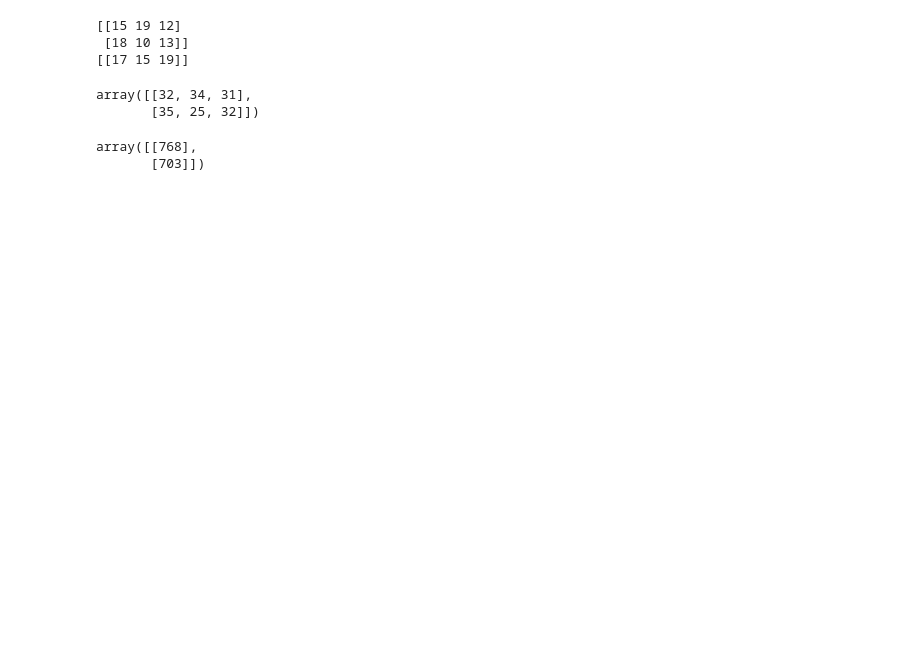
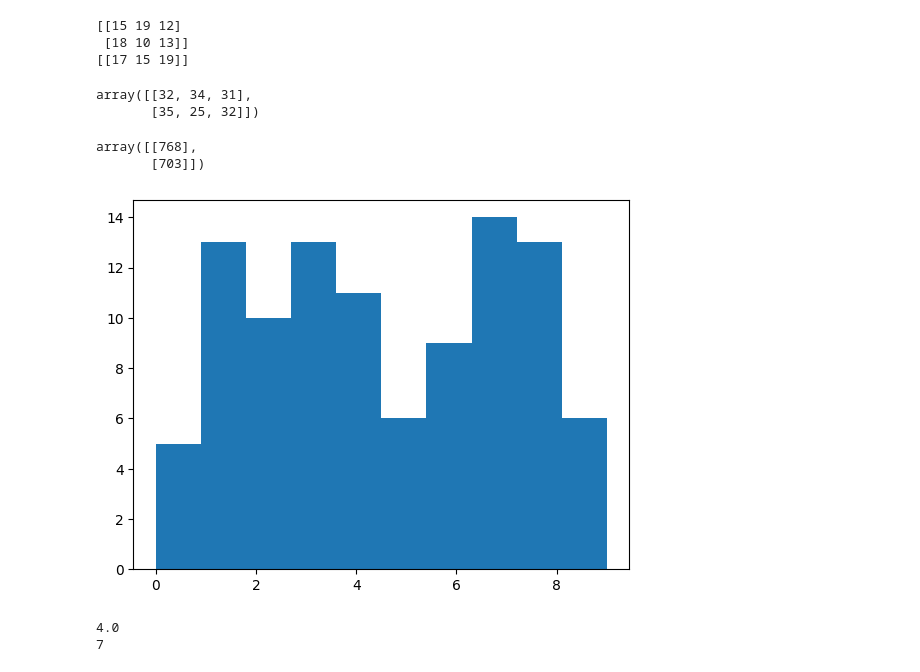
Before and after one commit to open-the-light/dataanalysis50days, a Jupyter notebook: day4.ipynb, the cells around one changed output. Saved outputs shown, nothing was run; the diff lists cells and outputs as text; code cells hidden in the pictures; blank space fills up the shorter version.

```diff
--- a/day4.ipynb
+++ b/day4.ipynb
@@ -21,3 +21,18 @@ np.dot(r1, r2.T)
 # %% [output]
 array([[768],
        [703]])
+# %%
+r3 = rng.integers(10, size=(100,))
+# %%
+import matplotlib.pyplot as plt
+plt.hist(r3, bins=10)
+plt.show()
+# %% [output]
+[figure, added]
+# %%
+print(np.median(r3))
+v, c = np.unique(r3, return_counts=True)
+print(v[np.argmax(c)])
+# %% [output]
+4.0
+7
```
Also changed, not shown: parts of 4 cells of this notebook, 3 other files.
